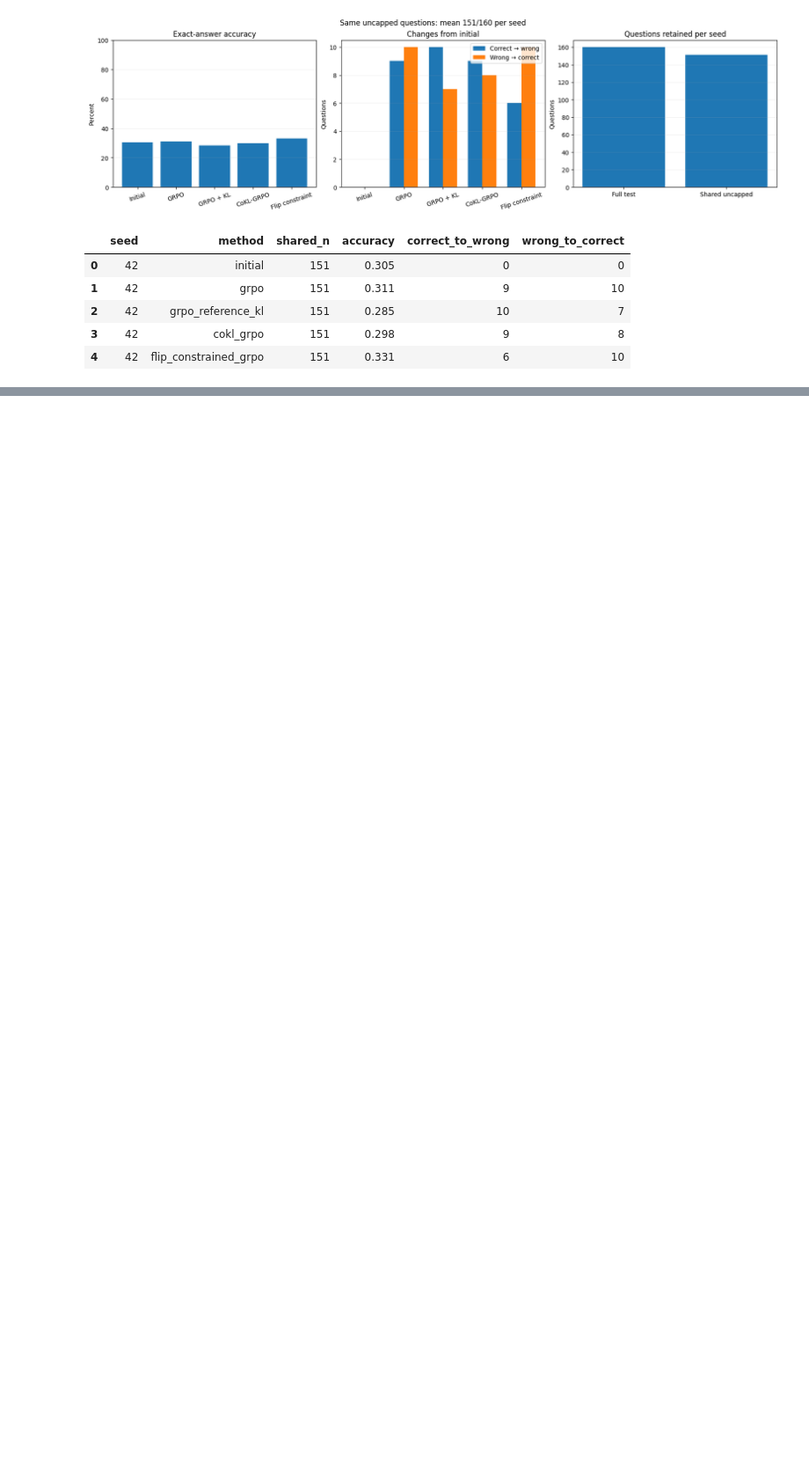
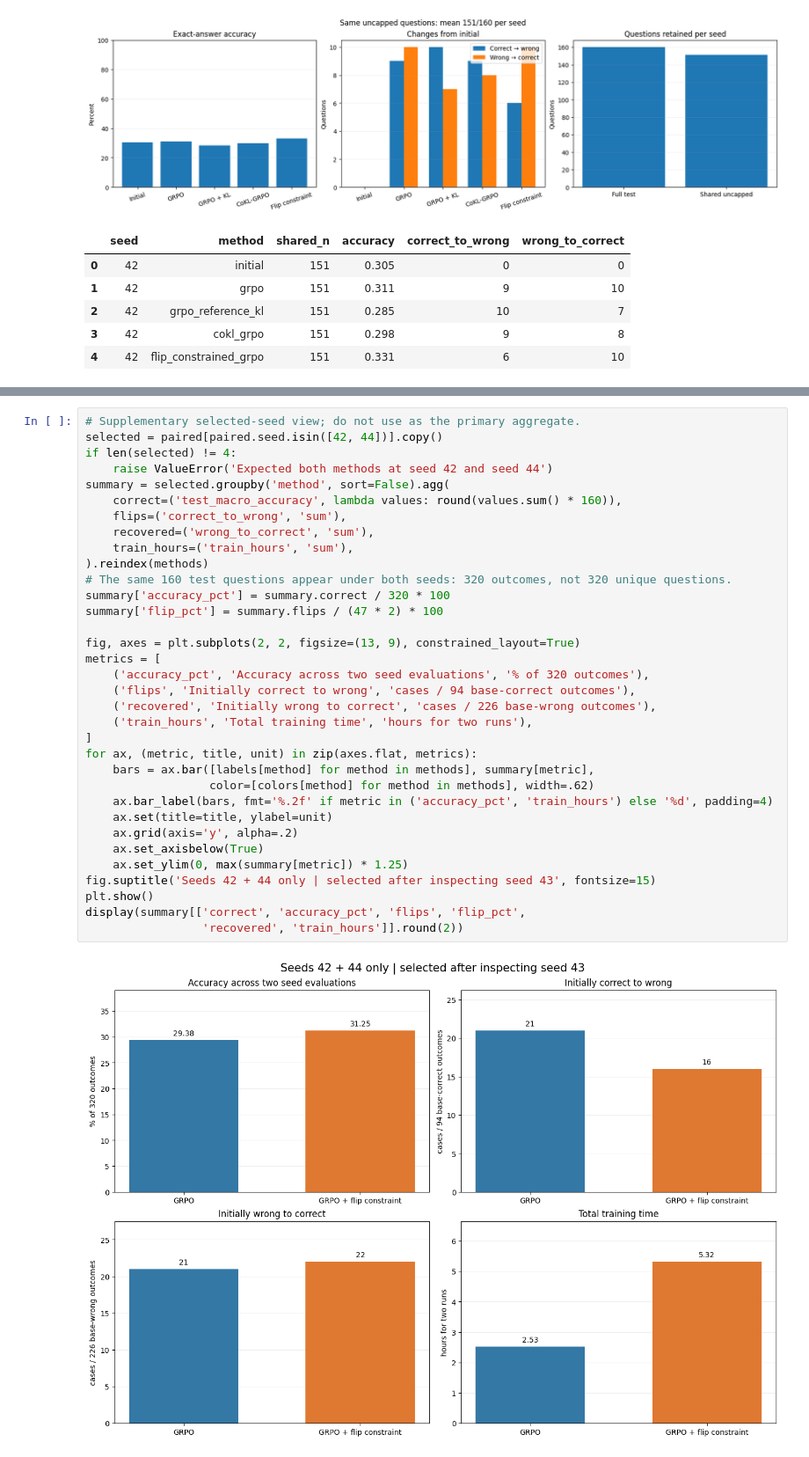
Before and after one commit to longbui125/UNDONE-MATH-post-training-with-a-flip-rate-constraint, a Jupyter notebook: visualize_results.ipynb, the cells around one changed output, grey strips where cells are left out. Shown at 88% size. Drawn from its saved outputs; the diff is of its cells as text; blank space fills up the shorter version.

```diff
--- a/visualize_results.ipynb
+++ b/visualize_results.ipynb
@@ -229,0 +299,36 @@ display(pd.DataFrame(uncapped_topic_rows).set_index('topic').round(3))
+# %%
+# Supplementary selected-seed view; do not use as the primary aggregate.
+selected = paired[paired.seed.isin([42, 44])].copy()
+if len(selected) != 4:
+    raise ValueError('Expected both methods at seed 42 and seed 44')
+summary = selected.groupby('method', sort=False).agg(
+    correct=('test_macro_accuracy', lambda values: round(values.sum() * 160)),
+    flips=('correct_to_wrong', 'sum'),
+    recovered=('wrong_to_correct', 'sum'),
+    train_hours=('train_hours', 'sum'),
+).reindex(methods)
+# The same 160 test questions appear under both seeds: 320 outcomes, not 320 unique questions.
+summary['accuracy_pct'] = summary.correct / 320 * 100
+summary['flip_pct'] = summary.flips / (47 * 2) * 100
+
+fig, axes = plt.subplots(2, 2, figsize=(13, 9), constrained_layout=True)
+metrics = [
+    ('accuracy_pct', 'Accuracy across two seed evaluations', '% of 320 outcomes'),
+    ('flips', 'Initially correct to wrong', 'cases / 94 base-correct outcomes'),
+    ('recovered', 'Initially wrong to correct', 'cases / 226 base-wrong outcomes'),
+    ('train_hours', 'Total training time', 'hours for two runs'),
+]
+for ax, (metric, title, unit) in zip(axes.flat, metrics):
+    bars = ax.bar([labels[method] for method in methods], summary[metric],
+                  color=[colors[method] for method in methods], width=.62)
+    ax.bar_label(bars, fmt='%.2f' if metric in ('accuracy_pct', 'train_hours') else '%d', padding=4)
+    ax.set(title=title, ylabel=unit)
+    ax.grid(axis='y', alpha=.2)
+    ax.set_axisbelow(True)
+    ax.set_ylim(0, max(summary[metric]) * 1.25)
+fig.suptitle('Seeds 42 + 44 only | selected after inspecting seed 43', fontsize=15)
+plt.show()
+display(summary[['correct', 'accuracy_pct', 'flips', 'flip_pct',
+                 'recovered', 'train_hours']].round(2))
+# %% [output]
+[figure, added]
```
Also changed, not shown: parts of 4 cells of this notebook, 9 other files.
